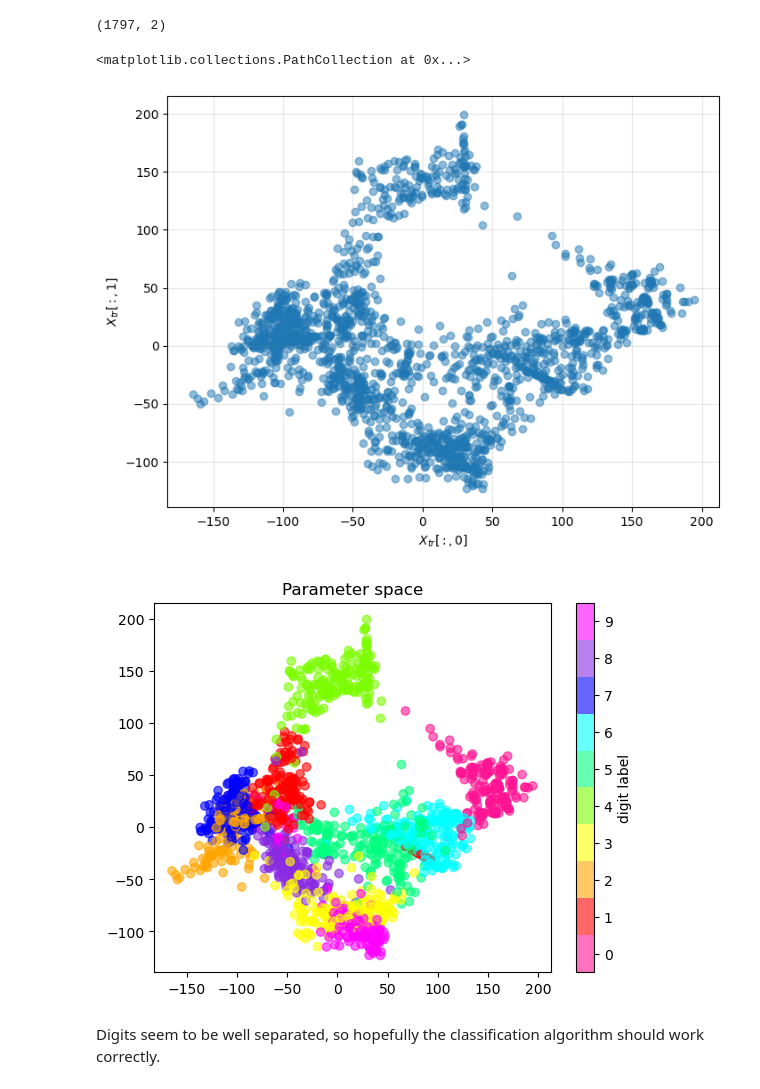
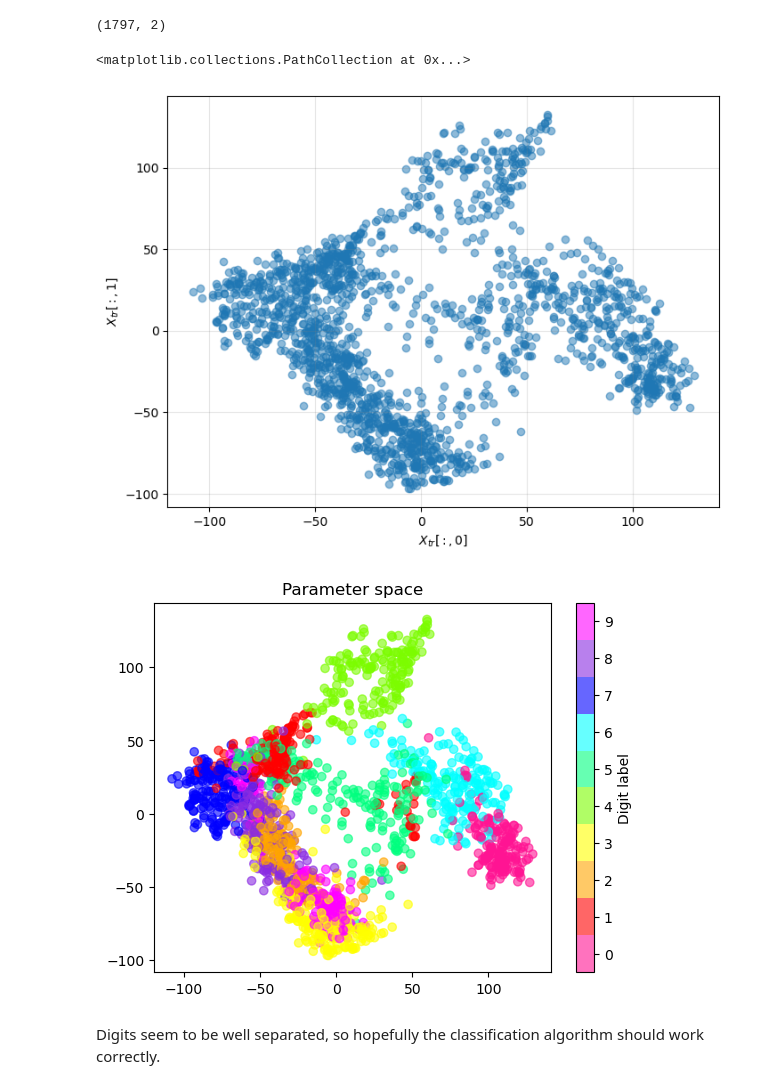
Before and after one commit to Isabella-Famoso/astrostatistics_bicocca_2024, a Jupyter notebook: working/L13/Handwritten digits.ipynb, the cells around one changed output. Cells and saved outputs as stored; diff of their text form; code cells hidden in the pictures.

```diff
--- a/working/L13/Handwritten digits.ipynb
+++ b/working/L13/Handwritten digits.ipynb
@@ -73,7 +79,7 @@ We'd like to visualize our points within the 64-dimensional parameter space, but
 # %%
-isomap = Isomap(n_components=2) #we have 64 dimensions, we want to reduce it to 2 dimensions
-X = digits.data     # Shape: (1797, 64) -> 1797 images (arrays), 8x8=64 pixels (dimensions)
-target = digits.target     # Real labels
+isomap = Isomap(n_components=2, n_neighbors=10) #we have 64 dimensions, we want to reduce it to 2 dimensions
+X = digits.data     #Shape: (1797, 64) -> 1797 images (arrays), 8x8=64 pixels (dimensions)
+target = digits.target     #Real labels
 X_tr = isomap.fit_transform(X) #Adapt the model to data and project them in the 2D space, X_tr is array with the original data projected in 2D space
 X_tr.shape #Show the shape of X_tr that should be (1787,2)
 # %% [output]
@@ -88,18 +94,18 @@ ax.set_ylabel('$X_{tr}[:, 1]$')
 ax.scatter(X_tr[:, 0], X_tr[:, 1], alpha = 0.5)
 # %% [output]
 <matplotlib.collections.PathCollection at 0x...>
-[figure, old version]
+[figure, new version]
 # %%
 colors = ['deeppink', 'red', 'orange', 'yellow', 'lawngreen', 'springgreen', 'cyan', 'blue', 'blueviolet', 'magenta']
 custom_cmap = ListedColormap(colors)
 
 plt.scatter(X_tr[:, 0], X_tr[:, 1], c=target, cmap=custom_cmap, alpha=0.6)
 plt.title('Parameter space')
-plt.colorbar(label='digit label', ticks=range(10))
+plt.colorbar(label='Digit label', ticks=range(0, 10))
 plt.clim(-0.5, 9.5)
 plt.show()
 # %% [output]
-[figure, old version]
+[figure, new version]
 # %% [markdown]
 Digits seem to be well separated, so hopefully the classification algorithm should work correctly.
 # %% [markdown]
```
Also changed, not shown: parts of 20 cells of this notebook, 6 other files.
